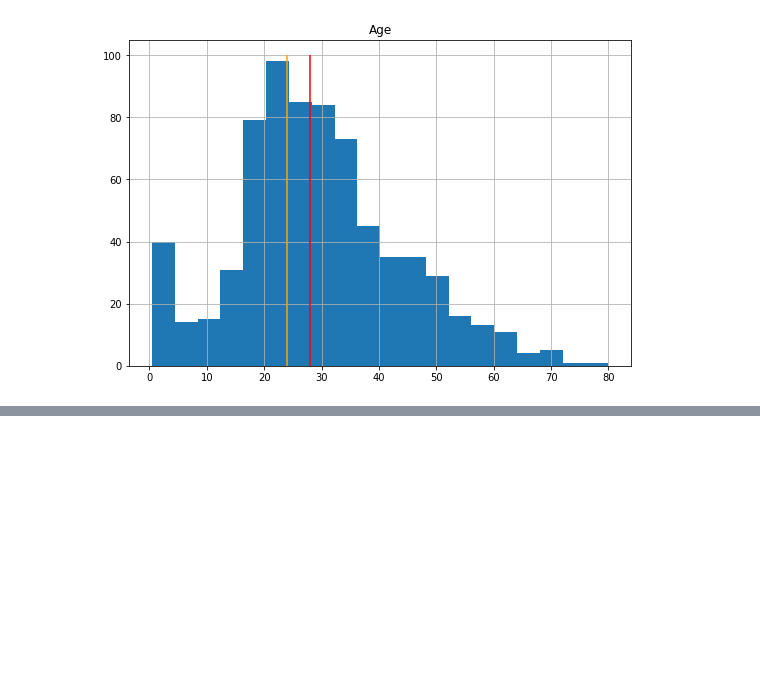
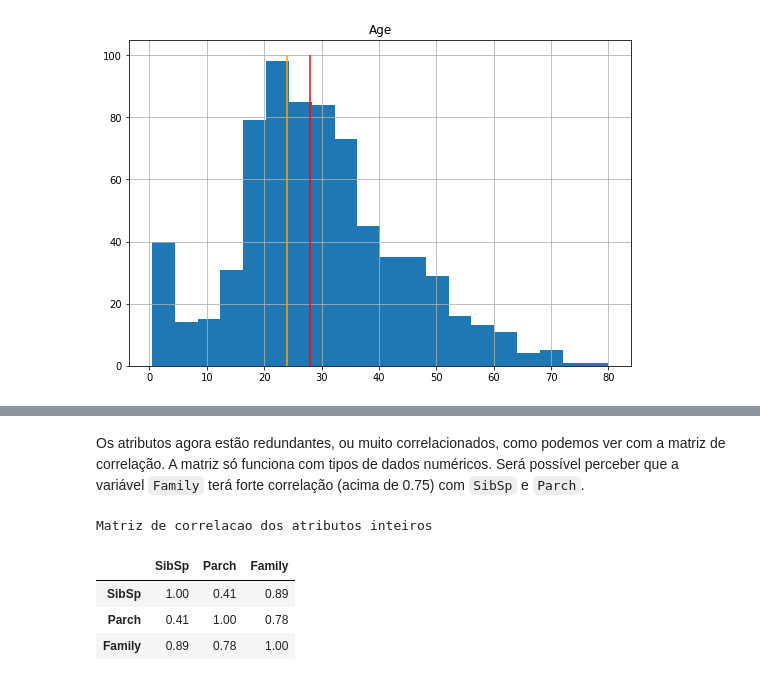
Before and after one commit to caiobellezi/estudos, a Jupyter notebook: Estudos_Transformacao_de_dados.ipynb, the cells around one changed output, grey strips where cells are left out. Drawn from its saved outputs; the diff is of its cells as text; code cells hidden in the pictures; blank space fills up the shorter version.

````diff
--- a/Estudos_Transformacao_de_dados.ipynb
+++ b/Estudos_Transformacao_de_dados.ipynb
@@ -252,0 +321,14 @@ np.median([el for el in titanic_train["Age"] if (np.isnan(el) == False)])
+# %% [markdown]
+ Os atributos agora estão redundantes, ou muito correlacionados, como podemos ver com a matriz de correlação. A matriz só funciona com tipos de dados numéricos. Será possível perceber que a variável ```Family``` terá forte correlação (acima de 0.75) com ```SibSp``` e ```Parch```.
+# %%
+int_fields = titanic_train.dtypes[titanic_train.dtypes == "int64"].index
+corr = np.corrcoef(titanic_train[int_fields].transpose())
+correlacao = pd.DataFrame(data=corr, index=int_fields, columns=int_fields)
+print("Matriz de correlacao dos atributos inteiros")
+display(correlacao)
+# %% [output]
+Matriz de correlacao dos atributos inteiros
+|  | SibSp | Parch | Family |
+| SibSp | 1.00 | 0.41 | 0.89 |
+| Parch | 0.41 | 1.00 | 0.78 |
+| Family | 0.89 | 0.78 | 1.00 |
````
Also changed, not shown: parts of 8 cells of this notebook.
